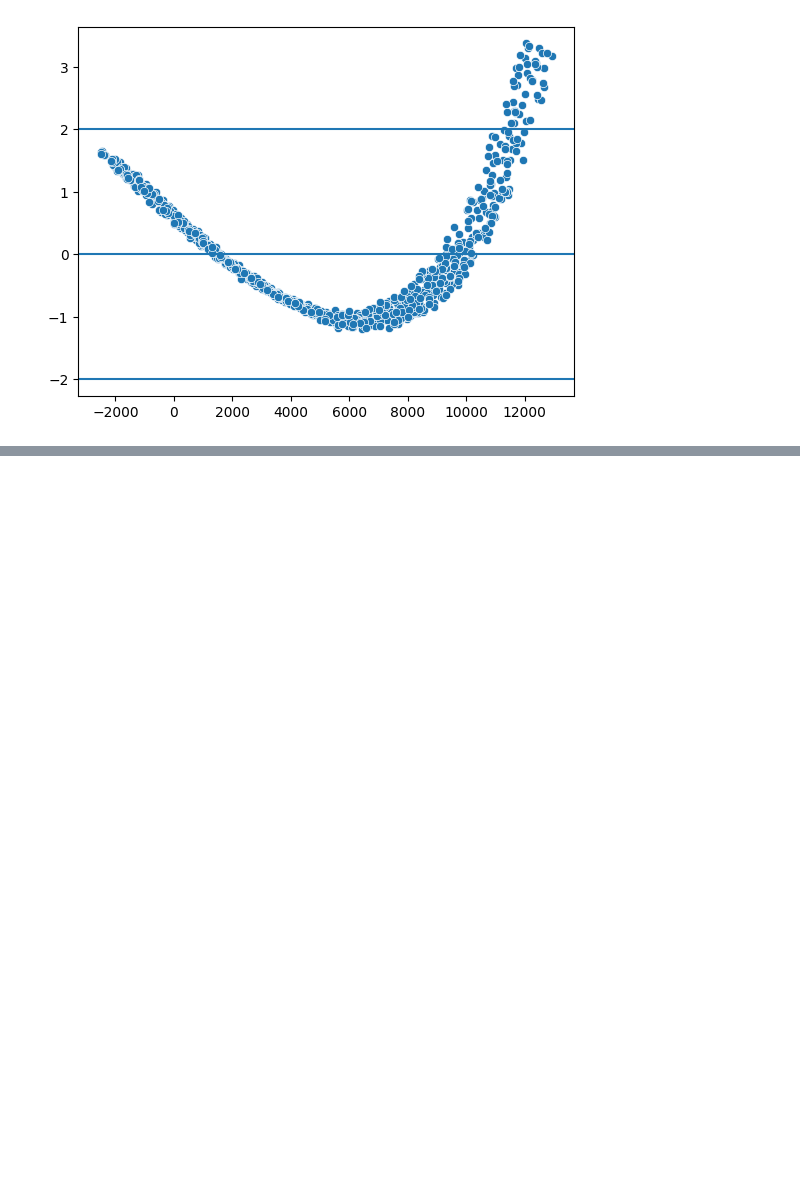
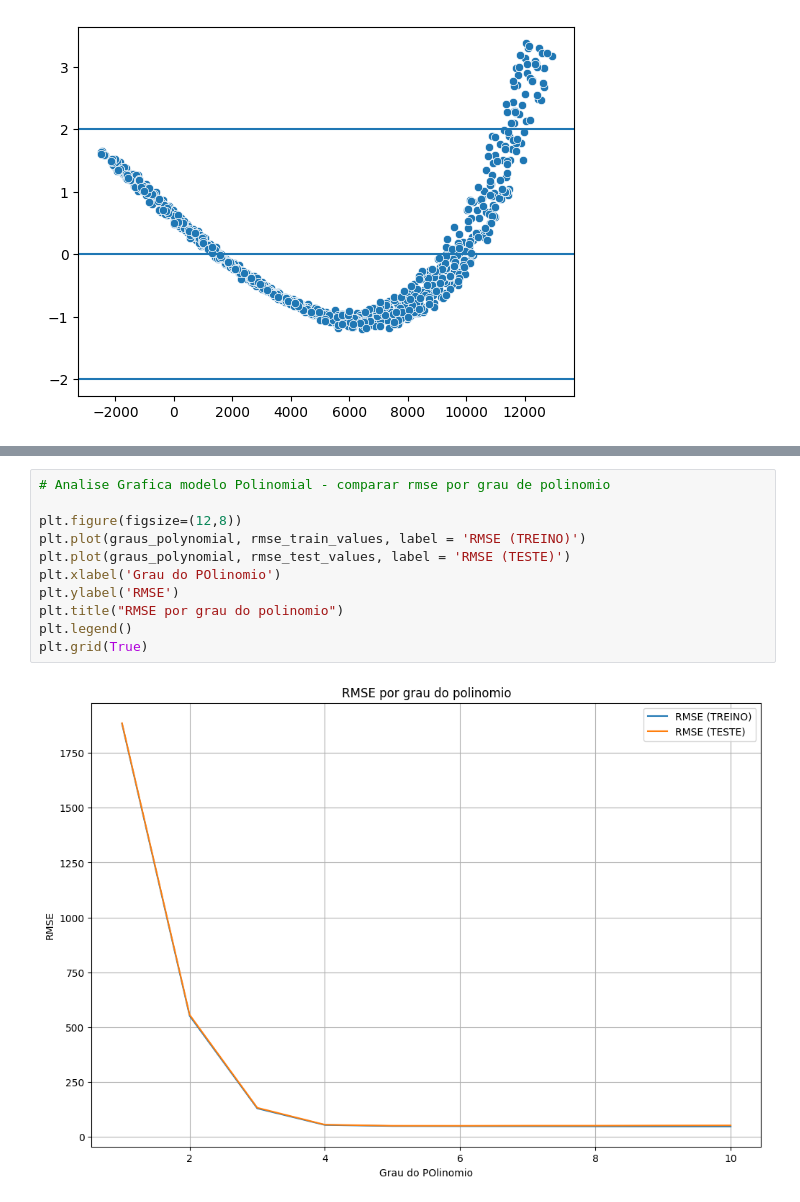
Before and after one commit to lilkirito22/aprendizado_machine_learning, a Jupyter notebook: Regressao_Polinomial/modelo_salario.ipynb, the cells around one changed output, grey strips where cells are left out. Saved outputs shown, nothing was run; the diff lists cells and outputs as text; blank space fills up the shorter version.

```diff
--- a/Regressao_Polinomial/modelo_salario.ipynb
+++ b/Regressao_Polinomial/modelo_salario.ipynb
@@ -299,0 +445,13 @@ plt.axhline(y=2)
+# %%
+# Analise Grafica modelo Polinomial - comparar rmse por grau de polinomio
+
+plt.figure(figsize=(12,8))
+plt.plot(graus_polynomial, rmse_train_values, label = 'RMSE (TREINO)')
+plt.plot(graus_polynomial, rmse_test_values, label = 'RMSE (TESTE)')
+plt.xlabel('Grau do POlinomio')
+plt.ylabel('RMSE')
+plt.title("RMSE por grau do polinomio")
+plt.legend()
+plt.grid(True)
+# %% [output]
+[figure, added]
```
Also changed, not shown: parts of 19 cells of this notebook.
